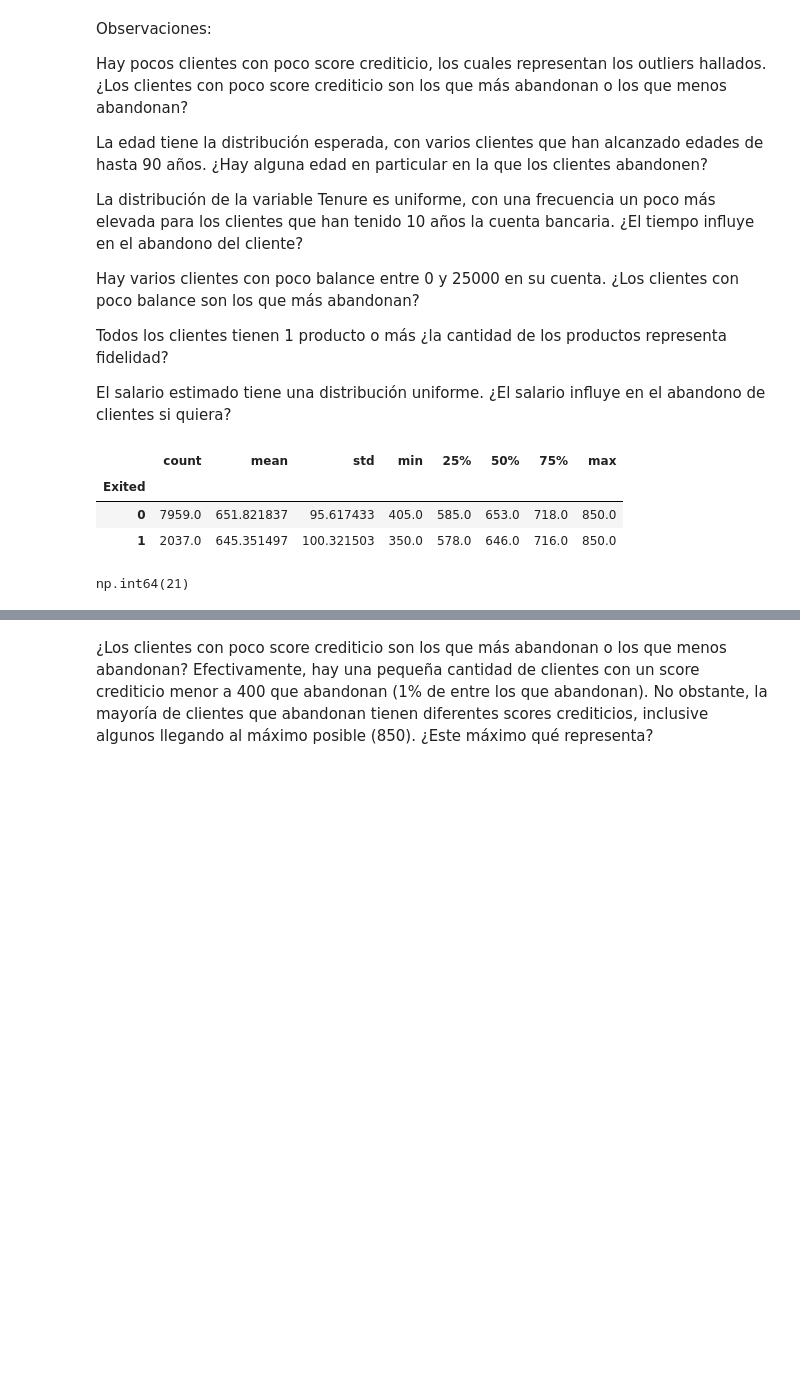
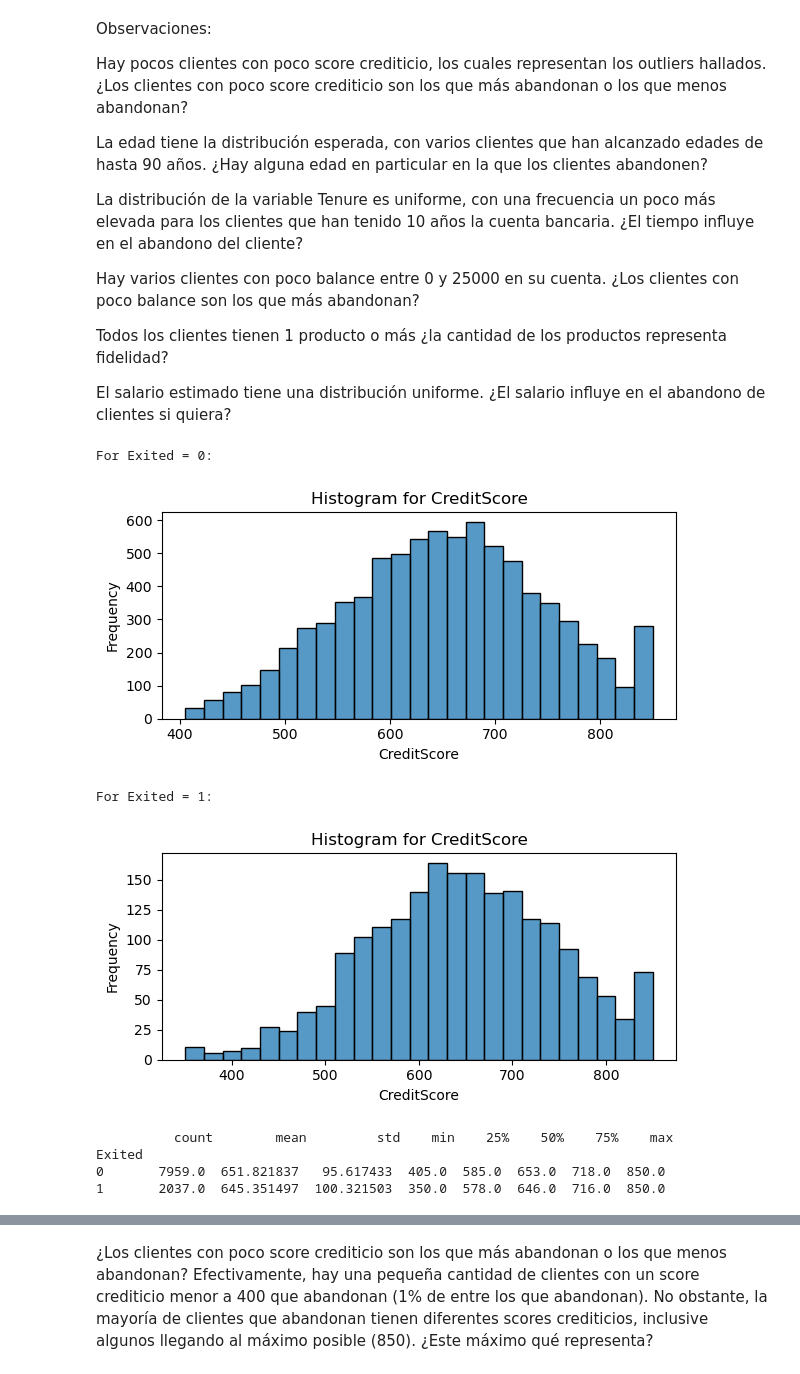
Before and after one commit to davexat/Customer_Churn_Predictor, a Jupyter notebook: notebooks/2.0_dsb_data_exploration.ipynb, the cells around one changed output, grey strips where cells are left out. Drawn from its saved outputs; the diff is of its cells as text; code cells hidden in the pictures; blank space fills up the shorter version.

```diff
--- a/notebooks/2.0_dsb_data_exploration.ipynb
+++ b/notebooks/2.0_dsb_data_exploration.ipynb
@@ -98,14 +130,14 @@ Hay varios clientes con poco balance entre 0 y 25000 en su cuenta. ¿Los cliente
 Todos los clientes tienen 1 producto o más ¿la cantidad de los productos representa fidelidad?
 
 El salario estimado tiene una distribución uniforme. ¿El salario influye en el abandono de clientes si quiera?
-# %%
-df.groupby('Exited')['CreditScore'].describe()
-# %% [output]
-|  | count | mean | std | min | 25% | 50% | 75% | max |
-| Exited |  |  |  |  |  |  |  |  |
-| 0 | 7959.0 | 651.821837 | 95.617433 | 405.0 | 585.0 | 653.0 | 718.0 | 850.0 |
-| 1 | 2037.0 | 645.351497 | 100.321503 | 350.0 | 578.0 | 646.0 | 716.0 | 850.0 |
-# %%
-df[(df['Exited'] == 1) & (df['CreditScore'] < 405)]['CustomerId'].count()
-# %% [output]
-np.int64(21)
+# %%
+summary_num_var(df, 'CreditScore')
+# %% [output]
+For Exited = 0:
+[figure, added]
+For Exited = 1:
+[figure, added]
+          count        mean         std    min    25%    50%    75%    max
+Exited
+0       7959.0  651.821837   95.617433  405.0  585.0  653.0  718.0  850.0
+1       2037.0  645.351497  100.321503  350.0  578.0  646.0  716.0  850.0
```
Also changed, not shown: parts of 38 cells of this notebook.
